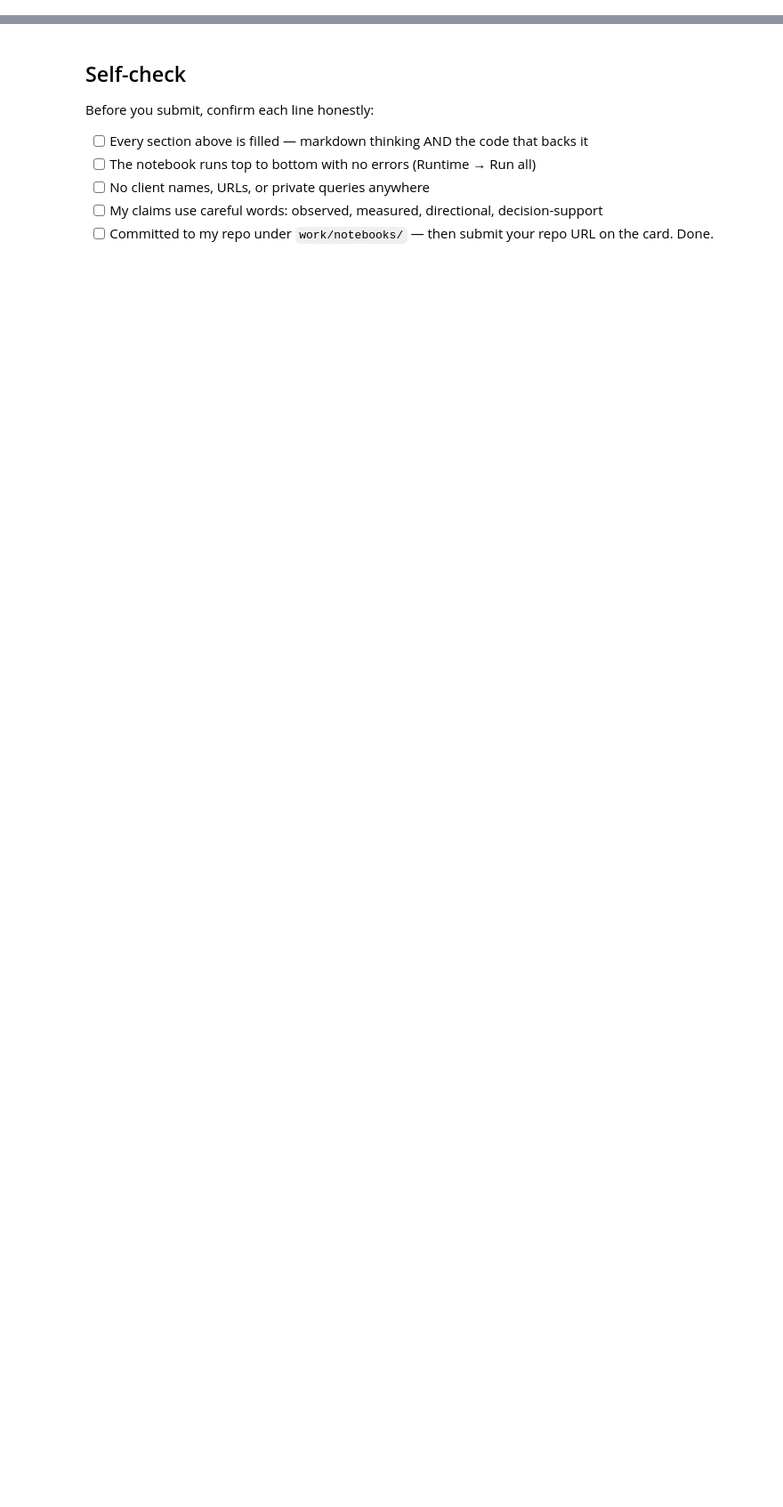
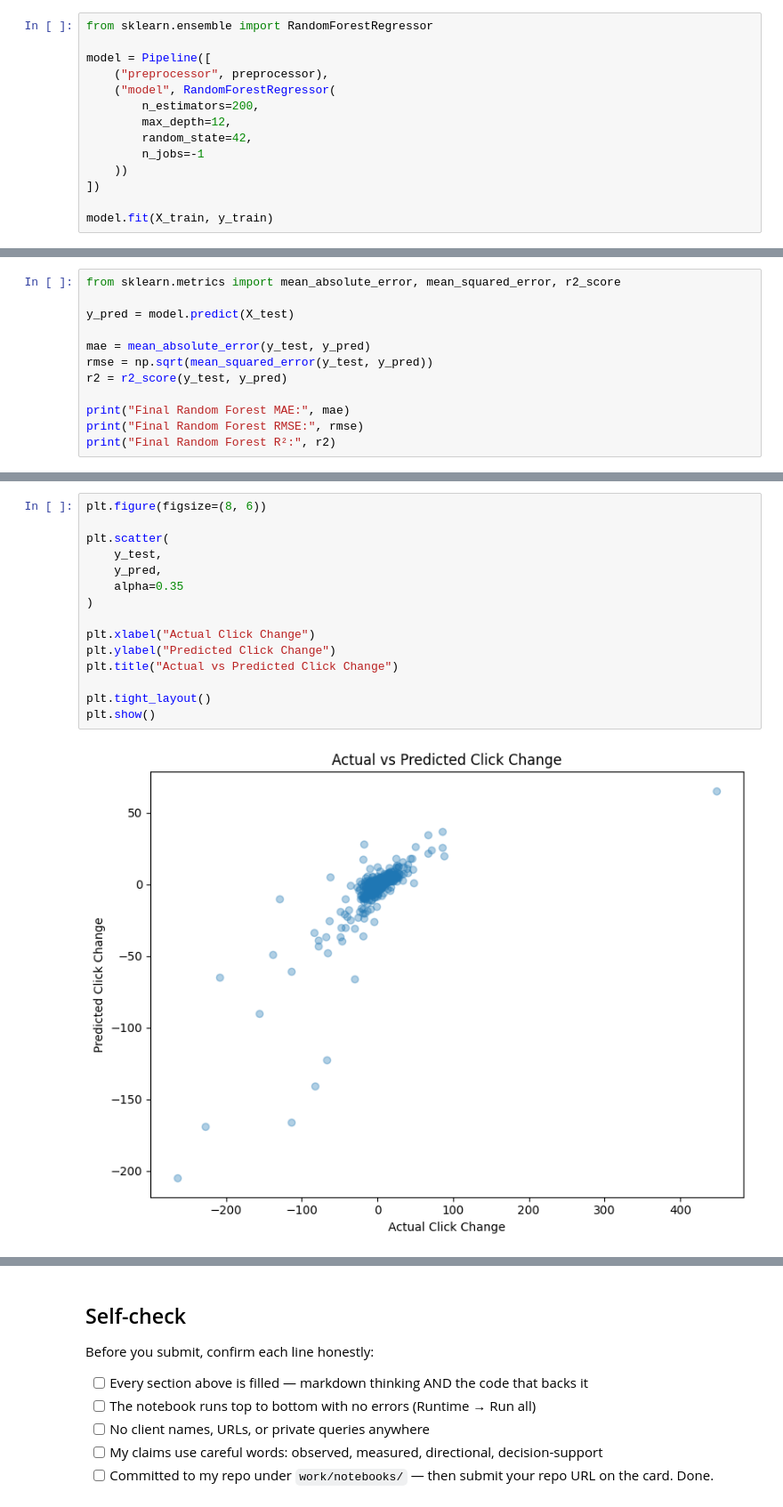
Before and after one commit to ektam9931/flyrank-ml-week1, a Jupyter notebook: work/notebooks/capstone.ipynb, the cells around one changed output, grey strips where cells are left out. Shown at 89% size. Cells and saved outputs as stored; diff of their text form; blank space fills up the shorter version.

```diff
--- a/work/notebooks/capstone.ipynb
+++ b/work/notebooks/capstone.ipynb
@@ -57,0 +105,14 @@ This skeleton is yours to fill. Work the sections **in order** — each one has
+# %%
+from sklearn.ensemble import RandomForestRegressor
+
+model = Pipeline([
+    ("preprocessor", preprocessor),
+    ("model", RandomForestRegressor(
+        n_estimators=200,
+        max_depth=12,
+        random_state=42,
+        n_jobs=-1
+    ))
+])
+
+model.fit(X_train, y_train)
@@ -57,0 +137,12 @@ This skeleton is yours to fill. Work the sections **in order** — each one has
+# %%
+from sklearn.metrics import mean_absolute_error, mean_squared_error, r2_score
+
+y_pred = model.predict(X_test)
+
+mae = mean_absolute_error(y_test, y_pred)
+rmse = np.sqrt(mean_squared_error(y_test, y_pred))
+r2 = r2_score(y_test, y_pred)
+
+print("Final Random Forest MAE:", mae)
+print("Final Random Forest RMSE:", rmse)
+print("Final Random Forest R²:", r2)
@@ -57,0 +348,17 @@ This skeleton is yours to fill. Work the sections **in order** — each one has
+# %%
+plt.figure(figsize=(8, 6))
+
+plt.scatter(
+    y_test,
+    y_pred,
+    alpha=0.35
+)
+
+plt.xlabel("Actual Click Change")
+plt.ylabel("Predicted Click Change")
+plt.title("Actual vs Predicted Click Change")
+
+plt.tight_layout()
+plt.show()
+# %% [output]
+[figure, added]
```
Also changed, not shown: parts of 36 cells of this notebook.
